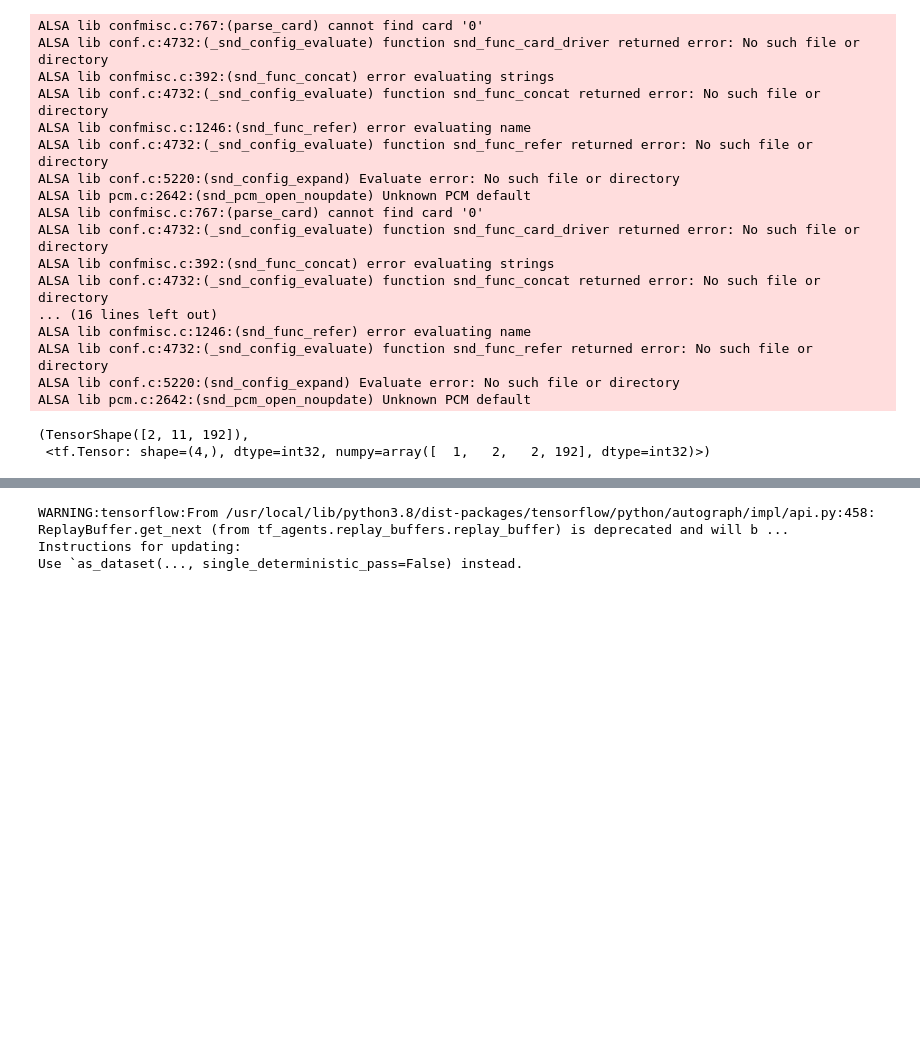
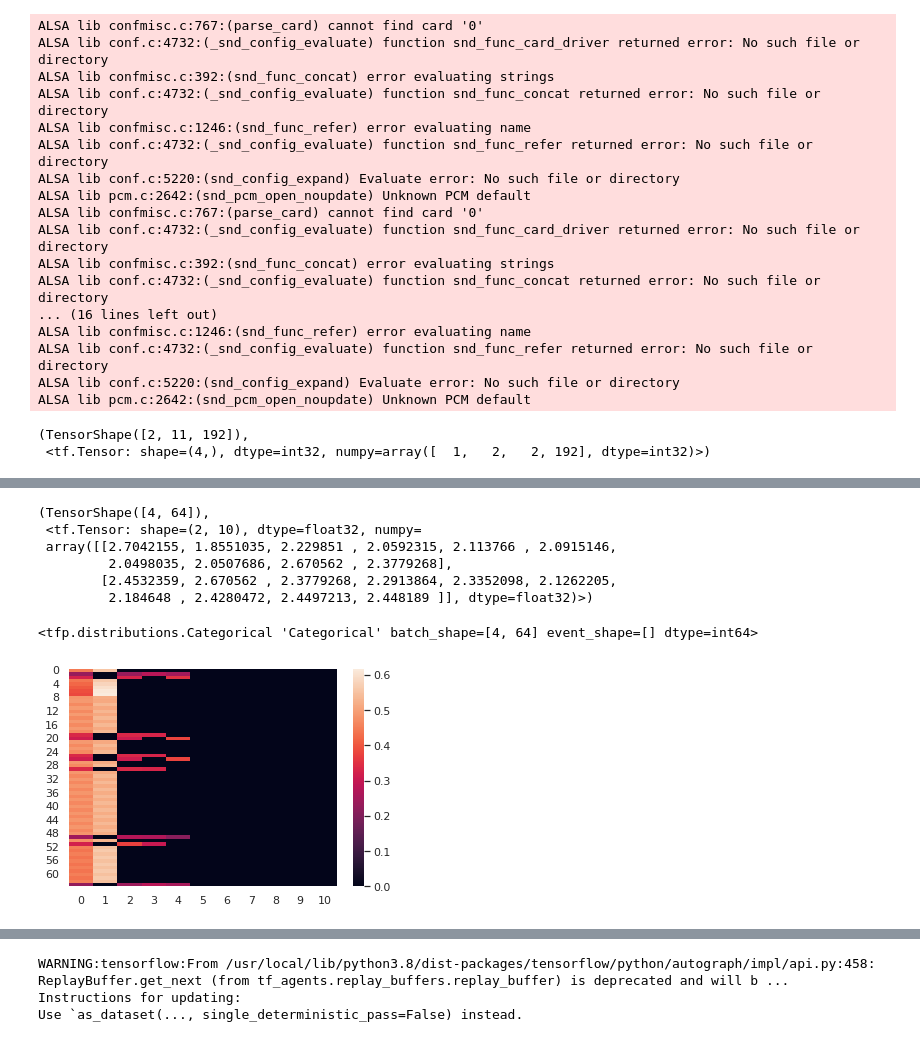
Before and after one commit to justinsvegliato/meta-level-reinforcement-learning, a Jupyter notebook: PPO Training.ipynb, the cells around one changed output, grey strips where cells are left out. Drawn from its saved outputs; the diff is of its cells as text; code cells hidden in the pictures; blank space fills up the shorter version.

Commit message:
Implemented action transformer rnn

```diff
--- a/PPO Training.ipynb
+++ b/PPO Training.ipynb
@@ -212,0 +278,14 @@ output_tokens.shape, tf.shape(network_state)
+# %%
+tokens = traj.observation[MetaEnv.SEARCH_TOKENS_KEY]
+step_type = traj.step_type
+states = ()
+# %%
+values, states = value_search_rnn(traj.observation, step_type=traj.step_type, network_state=states)
+values.shape, values[:2, :10]
+# %% [output]
+(TensorShape([4, 64]),
+ <tf.Tensor: shape=(2, 10), dtype=float32, numpy=
+ array([[2.7042155, 1.8551035, 2.229851 , 2.0592315, 2.113766 , 2.0915146,
+         2.0498035, 2.0507686, 2.670562 , 2.3779268],
+        [2.4532359, 2.670562 , 2.3779268, 2.2913864, 2.3352098, 2.1262205,
+         2.184648 , 2.4280472, 2.4497213, 2.448189 ]], dtype=float32)>)
@@ -212,0 +339,13 @@ output_tokens.shape, tf.shape(network_state)
+# %%
+action_search_rnn = ActionSearchRNN(observation_tensor_spec)
+# %%
+states = ()
+# %%
+action_dist, states = action_search_rnn(traj.observation, step_type=traj.step_type, network_state=states)
+action_dist
+# %% [output]
+<tfp.distributions.Categorical 'Categorical' batch_shape=[4, 64] event_shape=[] dtype=int64>
+# %%
+sns.heatmap(tf.nn.softmax(action_dist.logits[0]));
+# %% [output]
+[figure, added]
```
Also changed, not shown: parts of 10 cells of this notebook, 3 other files.
